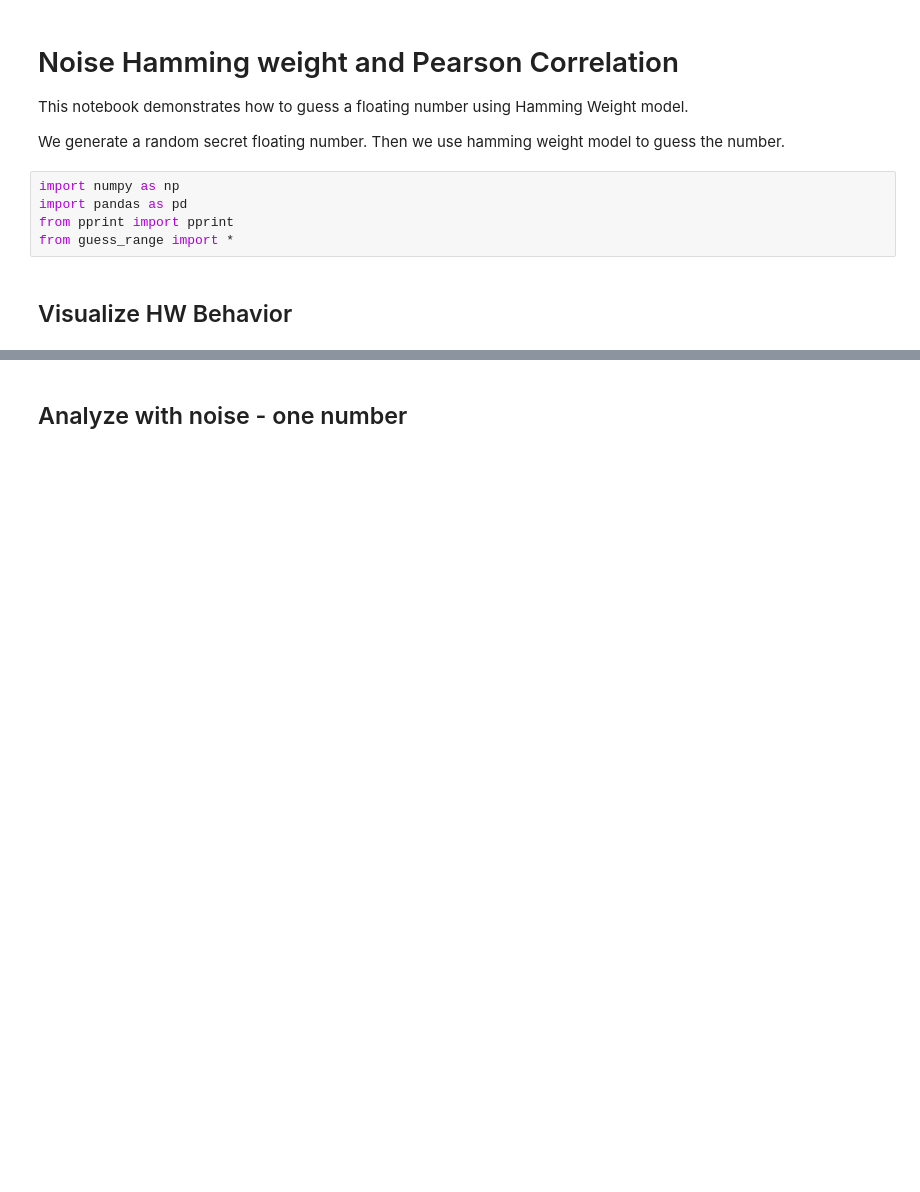
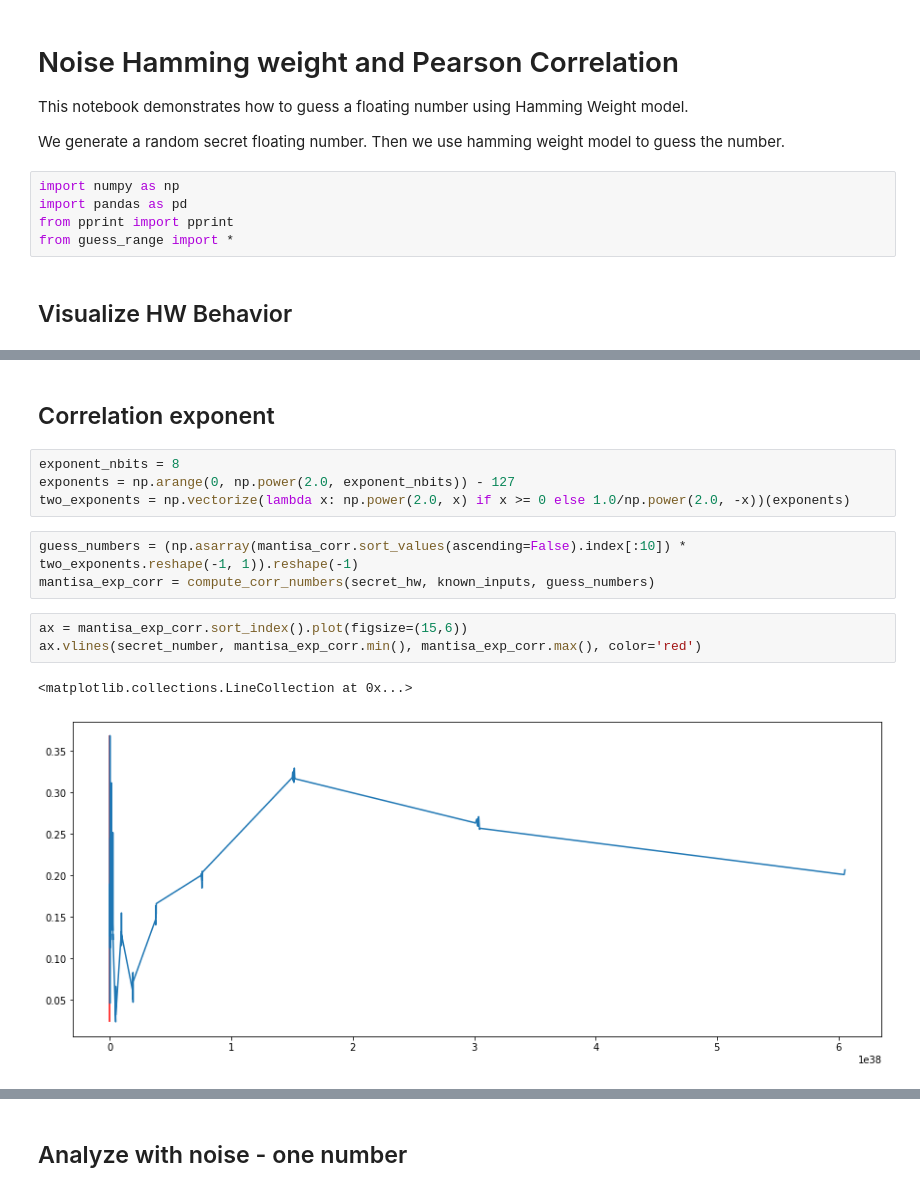
Before and after one commit to mu-triv/DPACv4, a Jupyter notebook: noise_hwp.ipynb, the cells around one changed output, grey strips where cells are left out. Cells and saved outputs as stored; diff of their text form; blank space fills up the shorter version.

```diff
--- a/noise_hwp.ipynb
+++ b/noise_hwp.ipynb
@@ -75,0 +121,15 @@ plt.show()
+# %% [markdown]
+## Correlation exponent
+# %%
+exponent_nbits = 8
+exponents = np.arange(0, np.power(2.0, exponent_nbits)) - 127
+two_exponents = np.vectorize(lambda x: np.power(2.0, x) if x >= 0 else 1.0/np.power(2.0, -x))(exponents)
+# %%
+guess_numbers = (np.asarray(mantisa_corr.sort_values(ascending=False).index[:10]) * two_exponents.reshape(-1, 1)).reshape(-1)
+mantisa_exp_corr = compute_corr_numbers(secret_hw, known_inputs, guess_numbers)
+# %%
+ax = mantisa_exp_corr.sort_index().plot(figsize=(15,6))
+ax.vlines(secret_number, mantisa_exp_corr.min(), mantisa_exp_corr.max(), color='red')
+# %% [output]
+<matplotlib.collections.LineCollection at 0x...>
+[figure, added]
```
Also changed, not shown: parts of 24 cells of this notebook, 24 other files.
